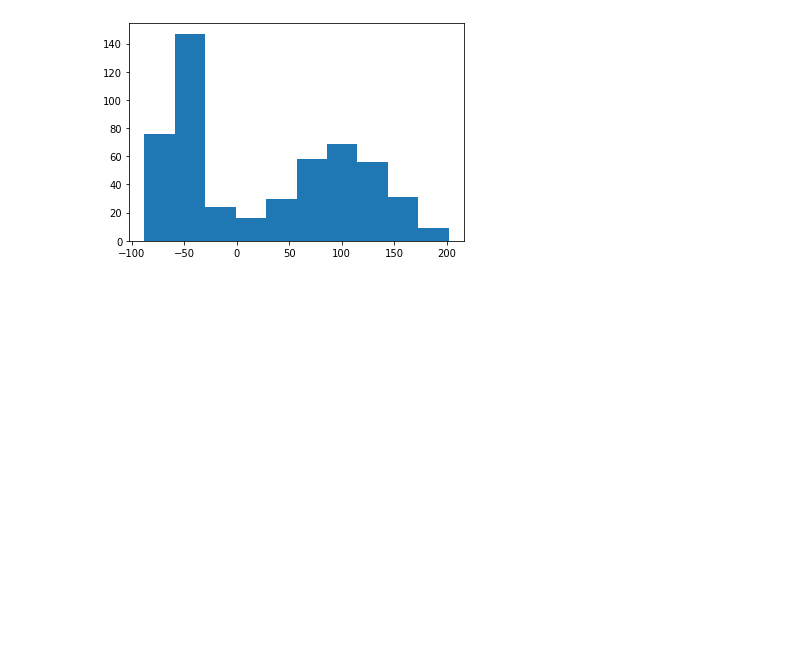
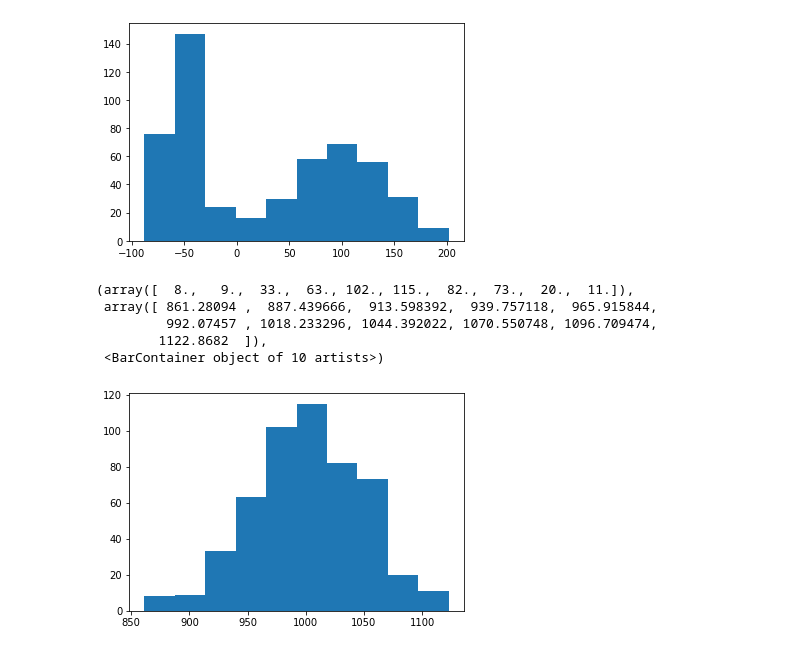
Before and after one commit to dh2di3oj2/code, a Jupyter notebook: midterm 1/midterm.ipynb, the cells around one changed output. Cells and saved outputs as stored; diff of their text form; code cells hidden in the pictures; blank space fills up the shorter version.

```diff
--- a/midterm 1/midterm.ipynb
+++ b/midterm 1/midterm.ipynb
@@ -81,3 +82,12 @@ plt.hist(df.x5)
         202.02249  ]),
  <BarContainer object of 10 artists>)
 [figure]
+# %%
+plt.hist(df.x6)
+# %% [output]
+(array([  8.,   9.,  33.,  63., 102., 115.,  82.,  73.,  20.,  11.]),
+ array([ 861.28094 ,  887.439666,  913.598392,  939.757118,  965.915844,
+         992.07457 , 1018.233296, 1044.392022, 1070.550748, 1096.709474,
+        1122.8682  ]),
+ <BarContainer object of 10 artists>)
+[figure, added]
```
Also changed, not shown: parts of 11 cells of this notebook, 4 other files.
